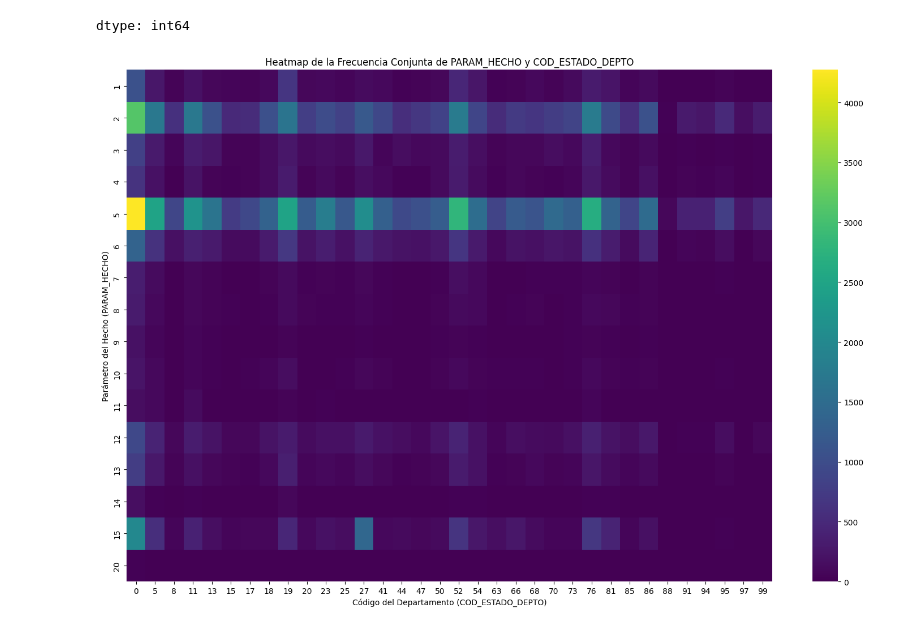
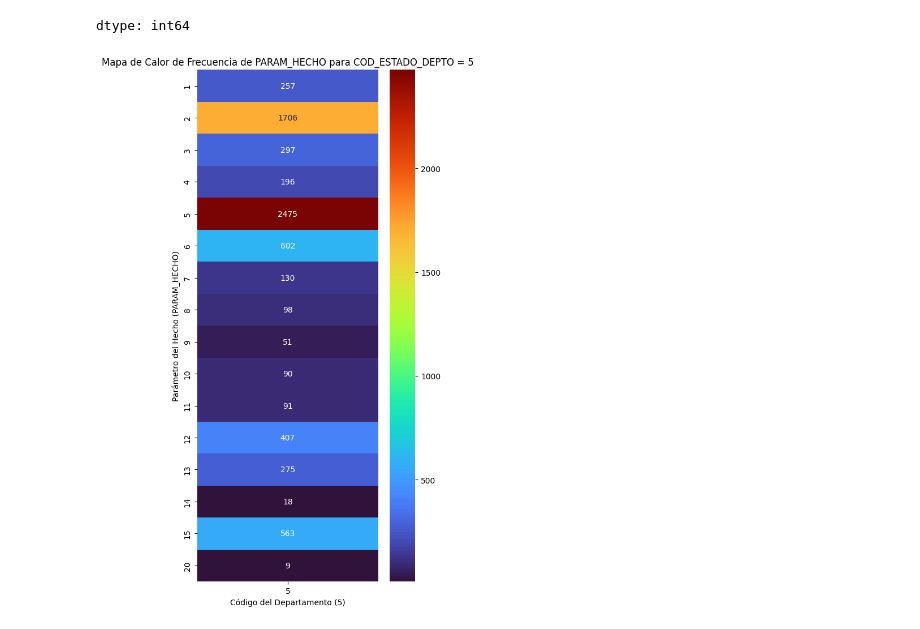
Before and after one commit to oviedokaren19/bc_G3_analisis_victimas, a Jupyter notebook: sprint2.ipynb, the cells around one changed output. Drawn from its saved outputs; the diff is of its cells as text; code cells hidden in the pictures.

```diff
--- a/sprint2.ipynb
+++ b/sprint2.ipynb
@@ -444,29 +444,29 @@ Cantidad de Hechos por COD_ESTADO_DEPTO (de mayor a menor):
 | 97 | 450 |
 | 88 | 103 |
 dtype: int64
-# %%
-# prompt: requiere hacer un mapa de calor con param_hechos_counts y param_depto_counts
-
-# Combine the two value counts into a single DataFrame for plotting
-# Create a DataFrame from the two value counts for easier plotting
-# We need a structure suitable for a heatmap, typically a matrix or a DataFrame
-# that represents the interaction or relationship between the two variables.
-# Since these are just counts of occurrences for each category independently,
-# a standard heatmap showing their joint distribution might not be meaningful directly.
-# However, we can create a matrix where rows are PARAM_HECHO and columns are COD_ESTADO_DEPTO,
-# and the values represent the count of records that have that specific combination.
-
-# First, let's group by both columns and count the occurrences
-heatmap_data = df_filtrado.groupby(['PARAM_HECHO', 'COD_ESTADO_DEPTO']).size().unstack(fill_value=0)
-
-# Now, create the heatmap
-plt.figure(figsize=(15, 10))
-sns.heatmap(heatmap_data, cmap='viridis', annot=False) # annot=True shows the counts on the map, can be too crowded
-
-plt.title('Heatmap de la Frecuencia Conjunta de PARAM_HECHO y COD_ESTADO_DEPTO')
-plt.xlabel('Código del Departamento (COD_ESTADO_DEPTO)')
-plt.ylabel('Parámetro del Hecho (PARAM_HECHO)')
-plt.tight_layout()
-plt.show()
-# %% [output]
-[figure, removed]
+# %%
+# prompt: requiero hacer un mapa de calor con param_hechos_counts del COD_ESTADO_DEPTO == 5
+
+# Filter the data for COD_ESTADO_DEPTO == 5
+df_codigo_5 = df_filtrado[df_filtrado['COD_ESTADO_DEPTO'] == 5]
+
+# Calculate the counts of PARAM_HECHO for this filtered data
+param_hechos_counts_codigo_5 = df_codigo_5['PARAM_HECHO'].value_counts().sort_index() # Sort by index for consistent heatmap rows
+
+# Create a DataFrame from the value counts for plotting
+# For a heatmap with only one COD_ESTADO_DEPTO (value 5), we'll have a single column.
+heatmap_data_codigo_5 = param_hechos_counts_codigo_5.to_frame(name=5)
+
+# Now, create the heatmap for the specific COD_ESTADO_DEPTO
+plt.figure(figsize=(5, 10)) # Adjust figure size as needed
+
+# Using sns.heatmap on a DataFrame with a single column directly
+sns.heatmap(heatmap_data_codigo_5, cmap='turbo', annot=True, fmt='d') # annot=True to show the counts
+
+plt.title('Mapa de Calor de Frecuencia de PARAM_HECHO para COD_ESTADO_DEPTO = 5')
+plt.xlabel('Código del Departamento (5)')
+plt.ylabel('Parámetro del Hecho (PARAM_HECHO)')
+plt.tight_layout()
+plt.show()
+# %% [output]
+[figure, added]
```
